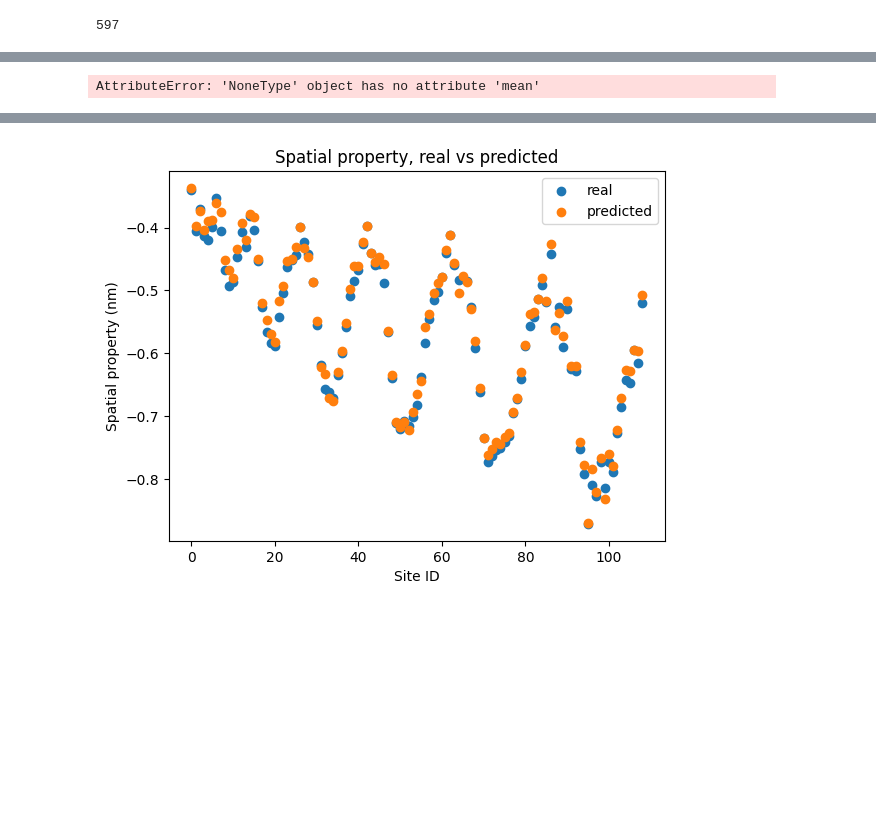
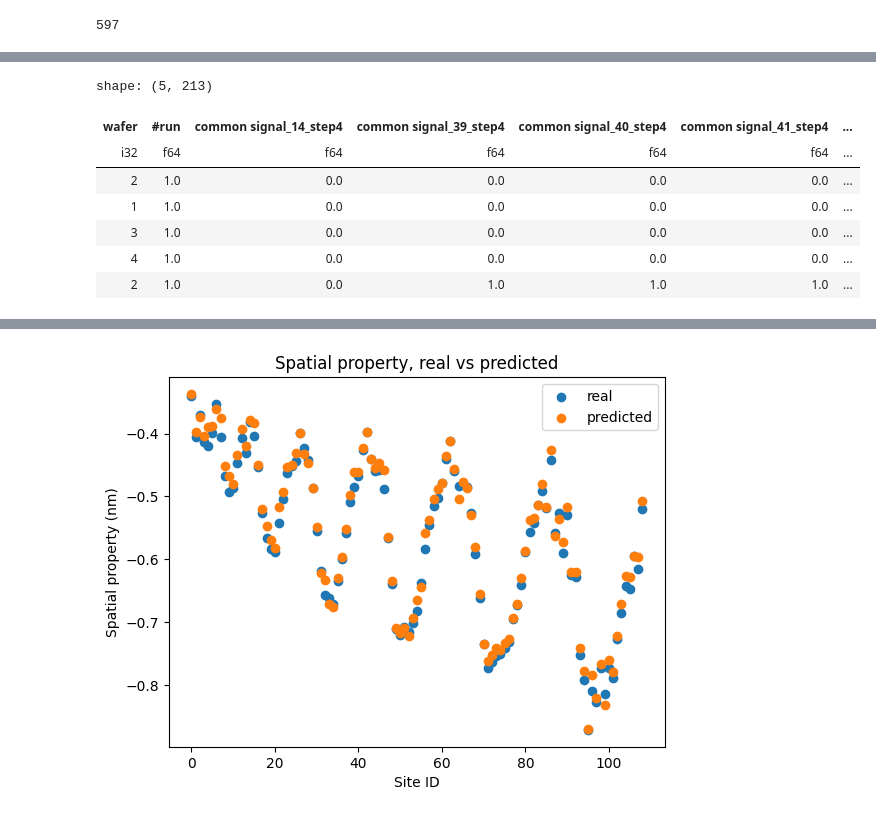
Before and after one commit to abiadf/silofuse_timeseries, a Jupyter notebook: ASM_problem/asm_data_wrangling.ipynb, the cells around one changed output, grey strips where cells are left out. Cells and saved outputs as stored; diff of their text form; code cells hidden in the pictures; blank space fills up the shorter version.

```diff
--- a/ASM_problem/asm_data_wrangling.ipynb
+++ b/ASM_problem/asm_data_wrangling.ipynb
@@ -361,12 +396,11 @@ Catboost RMSE: 0.174
-# %%
-# importances.shape
-mean_importance = importances.mean(axis=0)
-
-top_indices = mean_importance.argsort()[::-1]  # Descending
-# top_features = [feature_names[i] for i in top_indices[:N]]
-# top_indices
-
-print(mean_importance[521])
-print(mean_importance[228])
-# %% [output]
-AttributeError: 'NoneType' object has no attribute 'mean'
+# %%
+joined_log_spatial_df_no_str.head()
+# %% [output]
+shape: (5, 213)
+| wafer | #run | common signal_14_step4 | common signal_39_step4 | common signal_40_step4 | common signal_41_step4 | ... |
+| i32 | f64 | f64 | f64 | f64 | f64 | ... |
+| 2 | 1.0 | 0.0 | 0.0 | 0.0 | 0.0 | ... |
+| 1 | 1.0 | 0.0 | 0.0 | 0.0 | 0.0 | ... |
+| 3 | 1.0 | 0.0 | 0.0 | 0.0 | 0.0 | ... |
+| 4 | 1.0 | 0.0 | 0.0 | 0.0 | 0.0 | ... |
+| 2 | 1.0 | 0.0 | 1.0 | 1.0 | 1.0 | ... |
```
Also changed, not shown: parts of 2 cells of this notebook, 1 other file.
